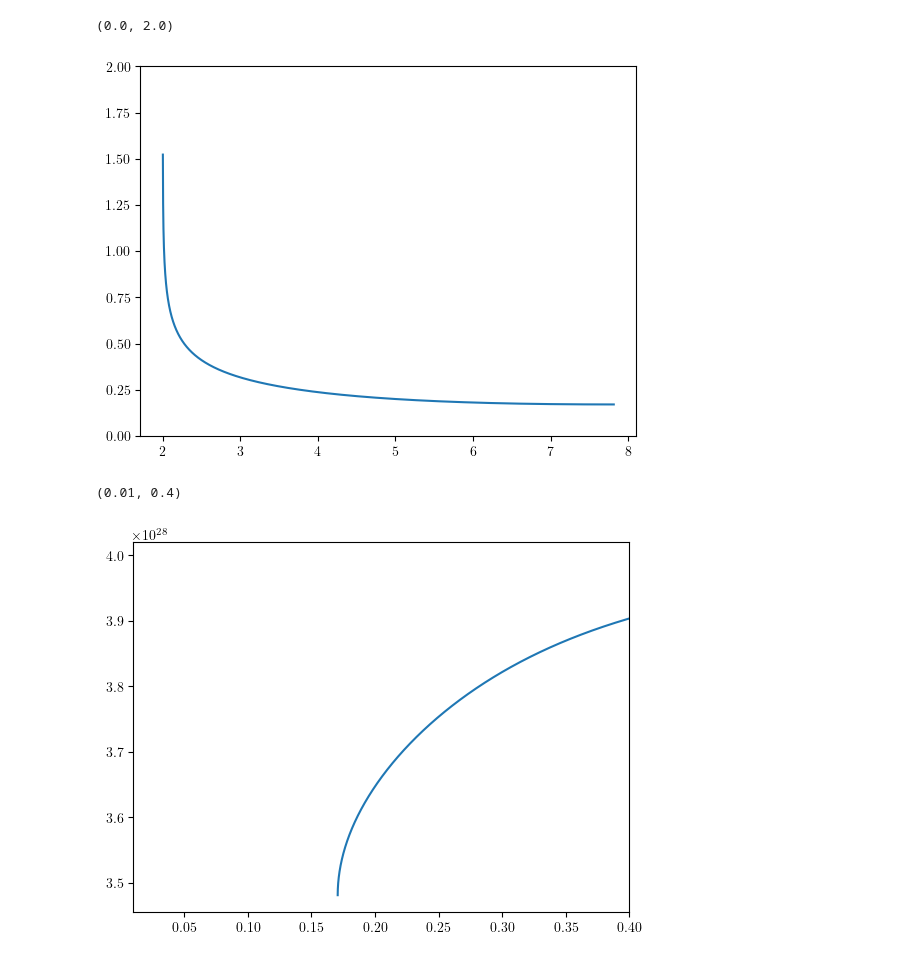
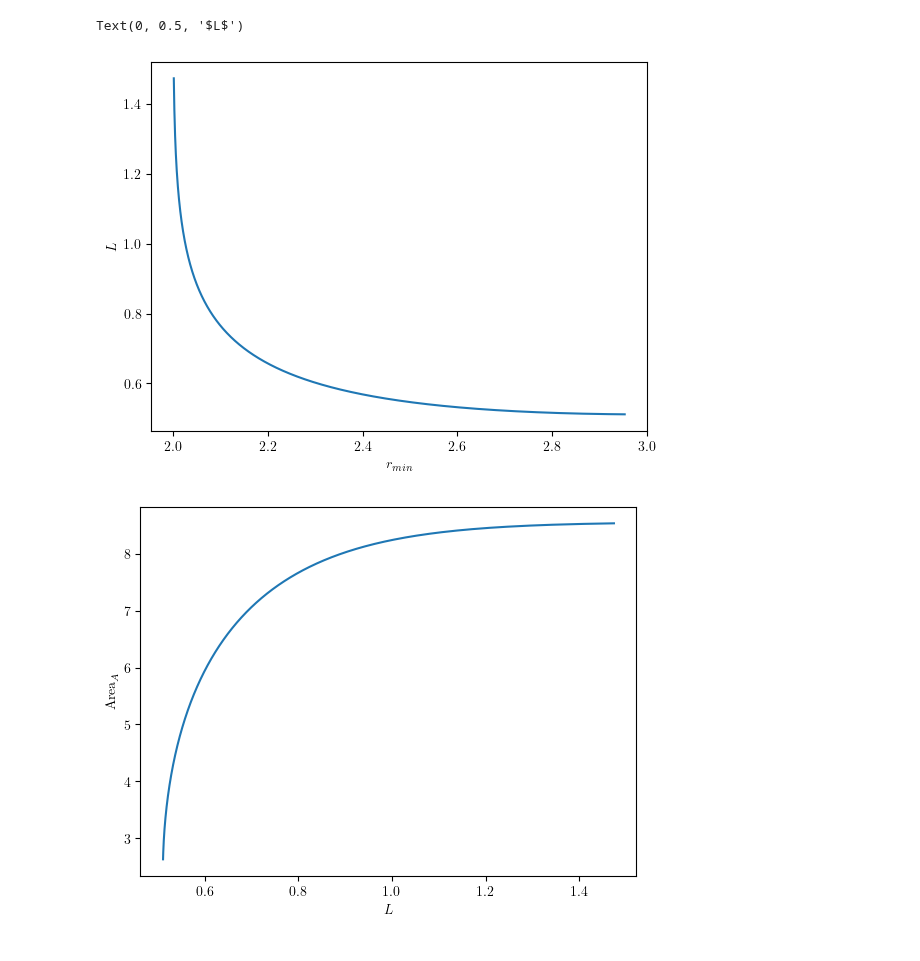
Before and after one commit to Bkorotko03/HoloProj, a Jupyter notebook: NCShock260226.ipynb, the cells around one changed output. Drawn from its saved outputs; the diff is of its cells as text; code cells hidden in the pictures.

```diff
--- a/NCShock260226.ipynb
+++ b/NCShock260226.ipynb
@@ -10,8 +10,8 @@ import numpy as np
 import scipy as sp
 # %%
 # like before, lets set some precision and a UV cutoff...
-rmax = 1000000000
-num = 5000
+rmax = 100
+num = 2000
 # %%
 # define some useful functions
 def f(r,R):
@@ -214,7 +214,7 @@ def Lvsrmin(rminarr,R,a):
             Larr.append(0)
     return np.array(Larr)
 # %%
-rminarr = np.logspace(np.log10(R+0.001),np.log10(rmax-1),num)
+rminarr = np.logspace(np.log10(R+0.001),np.log10(rmax),num)
 # %%
 testAgain = Lvsrmin(rminarr,R,0.1)
 # %%
@@ -267,6 +271 @@ def unAreaInt(rminarr,R,a):
     return np.array(areaList)
-# %%
-# r = np.logspace(np.log10(3+0.1),np.log10(rmax),num)
-r = np.linspace(3+0.1,rmax,num)
-integ = 2 * r * np.sqrt((1 + b(r,3))/(f(r,R)*h(r,0.1)*b(r,3)))
-integ
@@ -276,6 +272,6 @@ array([1.62093719e+01, 1.60103480e+14, 1.28079807e+15, ...,
 # %%
-Lvsrmin1 = Lvsrmin(rminarr,R,0.1)
+Lvsrmin1 = Lvsrmin(rminarr,R,0.3)
 newrminarr = rMinCutoff(rminarr,Lvsrmin1)
 
-unArea = unAreaInt(newrminarr,R,0.1)
-LvsrminArr = Lvsrmin(newrminarr,R,0.1)
+unArea = unAreaInt(newrminarr,R,0.3)
+LvsrminArr = Lvsrmin(newrminarr,R,0.3)
@@ -282,15 +296,14 @@ LvsrminArr = Lvsrmin(newrminarr,R,0.1)
 # %%
 plt.plot(newrminarr,LvsrminArr)
-plt.ylim((0,2))
+plt.xlabel(r'$r_{min}$')
+plt.ylabel(r'$L$')
 # %% [output]
-(0.0, 2.0)
+Text(0, 0.5, '$L$')
-[figure, old version]
+[figure, new version]
 # %%
 plt.plot(LvsrminArr,unArea)
-# plt.semilogx()
-# plt.semilogy()
-plt.xlim((0.01,0.4))
-# plt.ylim((1000000,1000000000))
+plt.xlabel(r'$L$')
+plt.ylabel(r'Area$_A$')
+plt.show()
 # %% [output]
-(0.01, 0.4)
-[figure, old version]
+[figure, new version]
```
Also changed, not shown: parts of 15 cells of this notebook.
